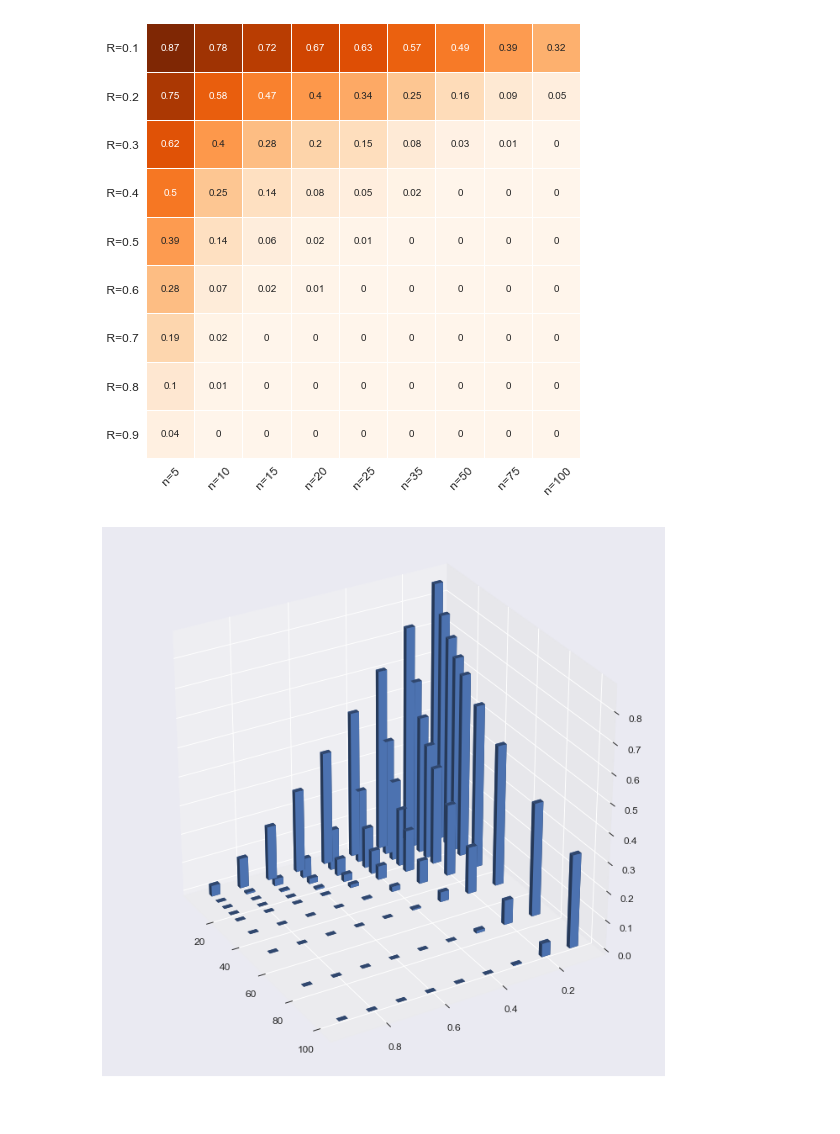
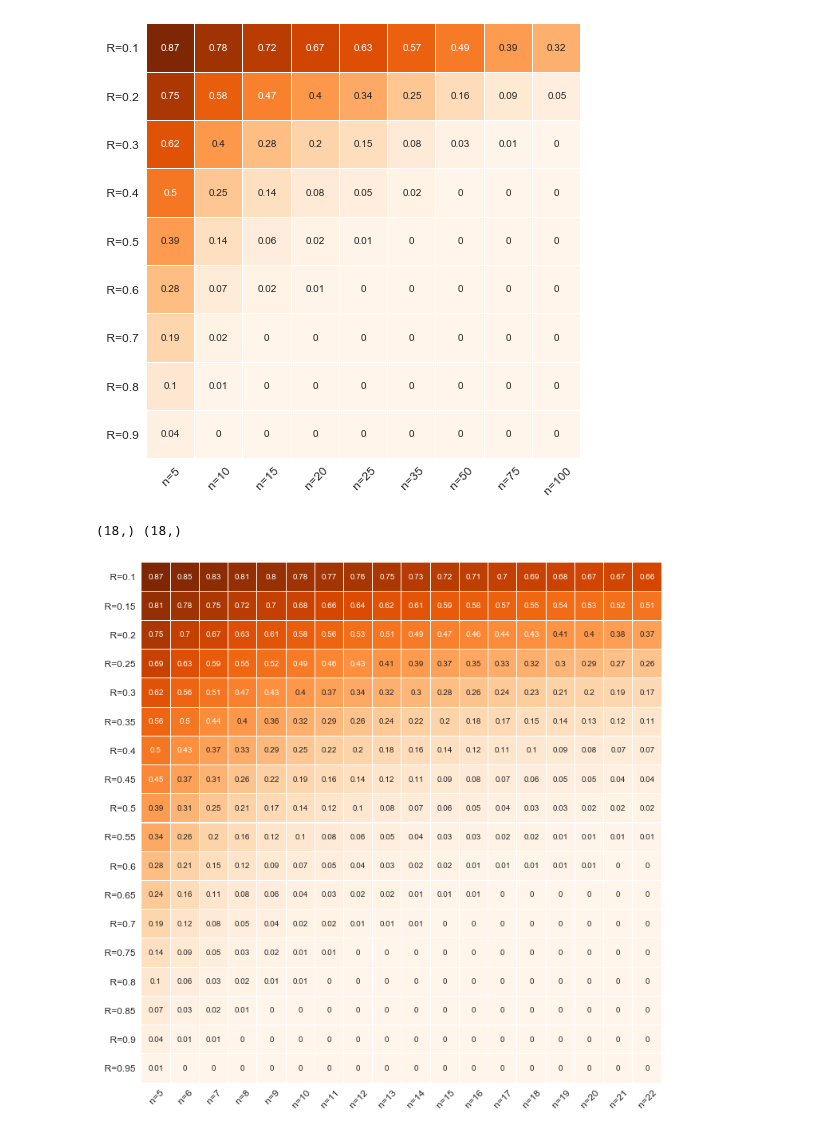
Before and after one commit to mycarta/Data-science-tools-petroleum-exploration-and-production, a Jupyter notebook: Python_kalkomey_chance_spuriousness_p-value.ipynb, the cells around one changed output. Drawn from its saved outputs; the diff is of its cells as text; code cells hidden in the pictures.

```diff
--- a/Python_kalkomey_chance_spuriousness_p-value.ipynb
+++ b/Python_kalkomey_chance_spuriousness_p-value.ipynb
@@ -97,23 +96,23 @@ plt.xticks(rotation=45)
 plt.show()
 # %% [output]
 [figure]
-# %%
-from mpl_toolkits.mplot3d import Axes3D
-nrs = np.arange(0.1, 1, 0.1)
-wells= np.asarray([5, 10, 15, 20, 25, 35, 50, 75, 100])
-
-xpos, ypos = np.meshgrid(wells, nrs)
-xpos = xpos.flatten()
-ypos = ypos.flatten()
-z = ps.flatten()
-bottom = np.zeros_like(z)
-width = 2
-depth = 0.03
-fig = plt.figure(figsize=(12, 12))
-ax = fig.add_subplot(111, projection='3d')
-ax.bar3d(xpos, ypos, bottom, width, depth, z, alpha = 0.7)
-ax.invert_yaxis()
-ax.view_init(30, -30)
-plt.show()
-# %% [output]
-[figure, removed]
+# %%
+nrs = np.arange(0.1, 1, 0.05).round(decimals=2)
+wells= np.arange(5, 23, 1)
+print ( np.shape (nrs), np.shape (wells))
+# %% [output]
+(18,) (18,)
+# %%
+ps = np.asarray([P_spurious(R, nw, 1)  for R in nrs for nw in wells]).reshape(18,18)
+psdf = pd.DataFrame(ps, index = [" R=" + mp for mp in map(str, nrs)],
+                  columns = [" n=" + mp for mp in map(str, wells)]).round(decimals=2)
+# %%
+sns.set(font_scale=1.2)
+fig, ax = plt.subplots(figsize=(12,12))
+ax = sns.heatmap(psdf, annot=True,annot_kws={"size": 10}, cmap='Oranges', square=True, linewidths=0.01, cbar=False)
+plt.yticks(rotation=0)
+plt.xticks(rotation=45)
+
+plt.show()
+# %% [output]
+[figure, added]
```
Also changed, not shown: parts of 5 cells of this notebook, 3 other files.
